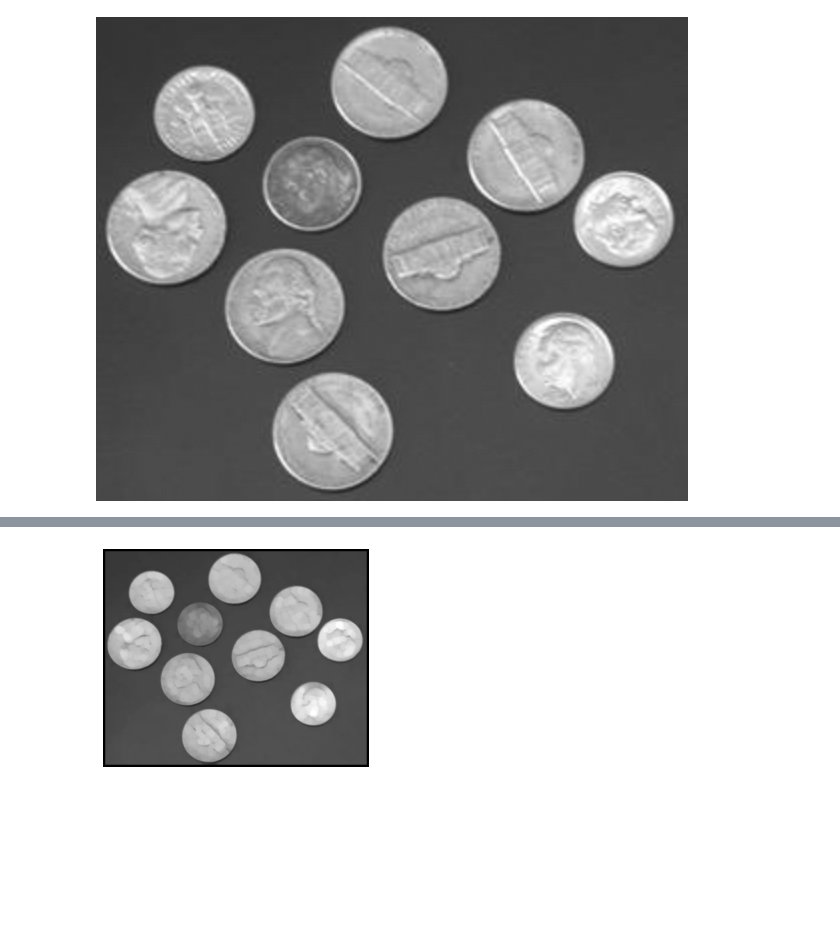
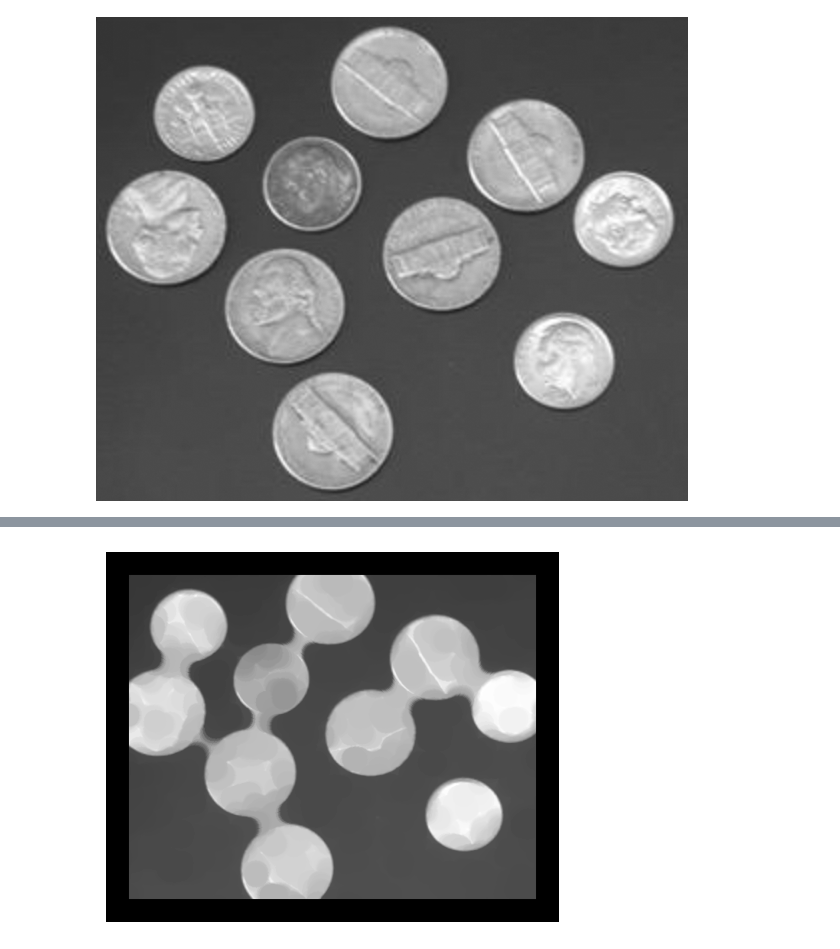
Before and after one commit to trungvt138/MMP, a Jupyter notebook: MMP1/NichtLinearFilter.ipynb, the cells around one changed output, grey strips where cells are left out. Drawn from its saved outputs; the diff is of its cells as text; code cells hidden in the pictures; blank space fills up the shorter version.

```diff
--- a/MMP1/NichtLinearFilter.ipynb
+++ b/MMP1/NichtLinearFilter.ipynb
@@ -107,11 +107,11 @@ plt.show()
 # %%
-output = MyClosing(img2, 5)
+output = MyClosing(img2, 15)
 
 plt.imshow(output, cmap='gray')
 plt.axis(False)
 plt.show()
 # %% [output]
-[figure, old version]
+[figure, new version]
 # %%
 output = MyDilate(img2, 5) - MyErode(img2, 5)
 
```
Also changed, not shown: parts of 2 cells of this notebook.
